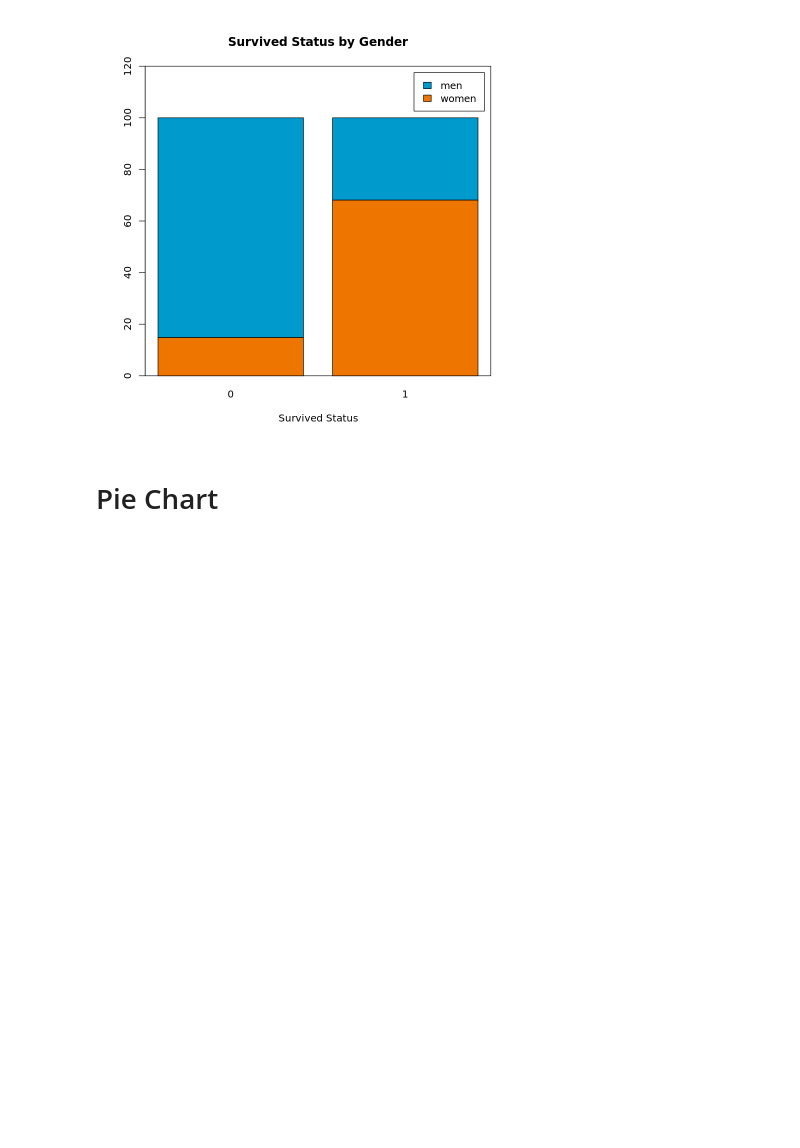
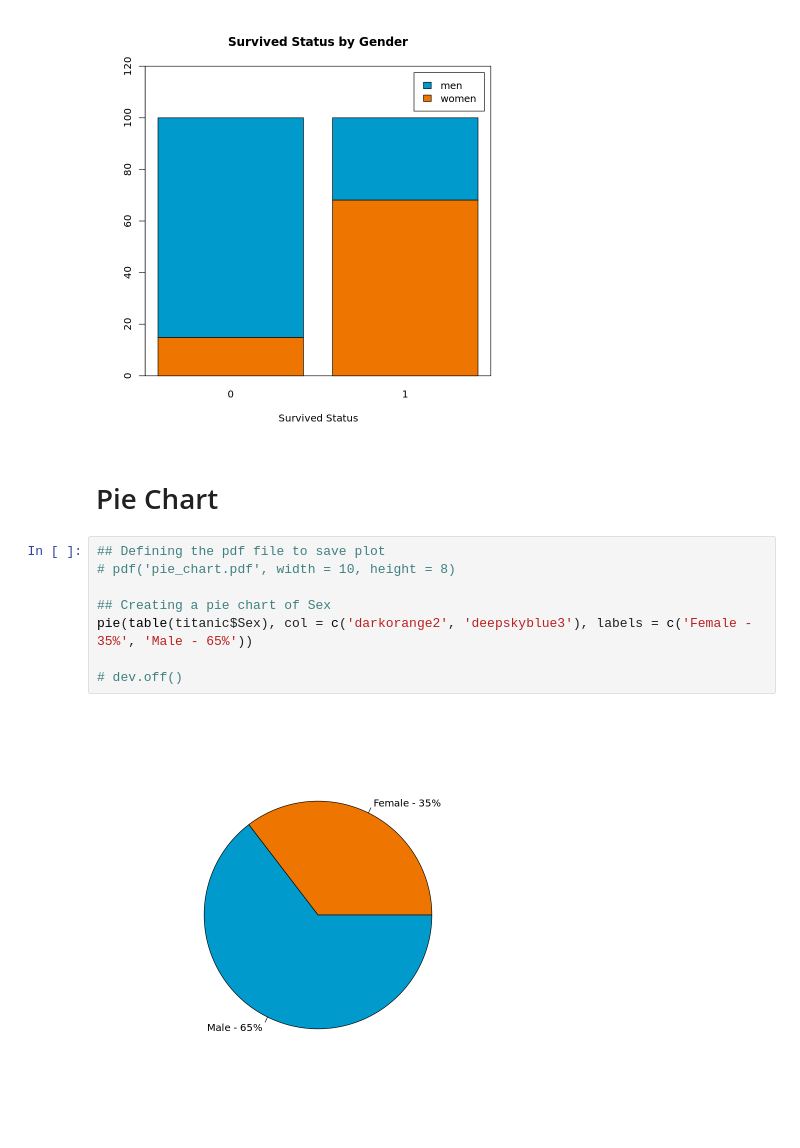
Before and after one commit to oscarm524/R_Programming, a Jupyter notebook: Data_Visualization/Data_Visualization.ipynb, the cells around one changed output. Drawn from its saved outputs; the diff is of its cells as text; blank space fills up the shorter version.

```diff
--- a/Data_Visualization/Data_Visualization.ipynb
+++ b/Data_Visualization/Data_Visualization.ipynb
@@ -130,3 +130,13 @@ box()
 [figure]
 # %% [markdown]
 # Pie Chart
+# %%
+## Defining the pdf file to save plot
+# pdf('pie_chart.pdf', width = 10, height = 8)
+
+## Creating a pie chart of Sex
+pie(table(titanic$Sex), col = c('darkorange2', 'deepskyblue3'), labels = c('Female - 35%', 'Male - 65%'))
+
+# dev.off()
+# %% [output]
+[figure, added]
```
Also changed, not shown: parts of 8 cells of this notebook.
